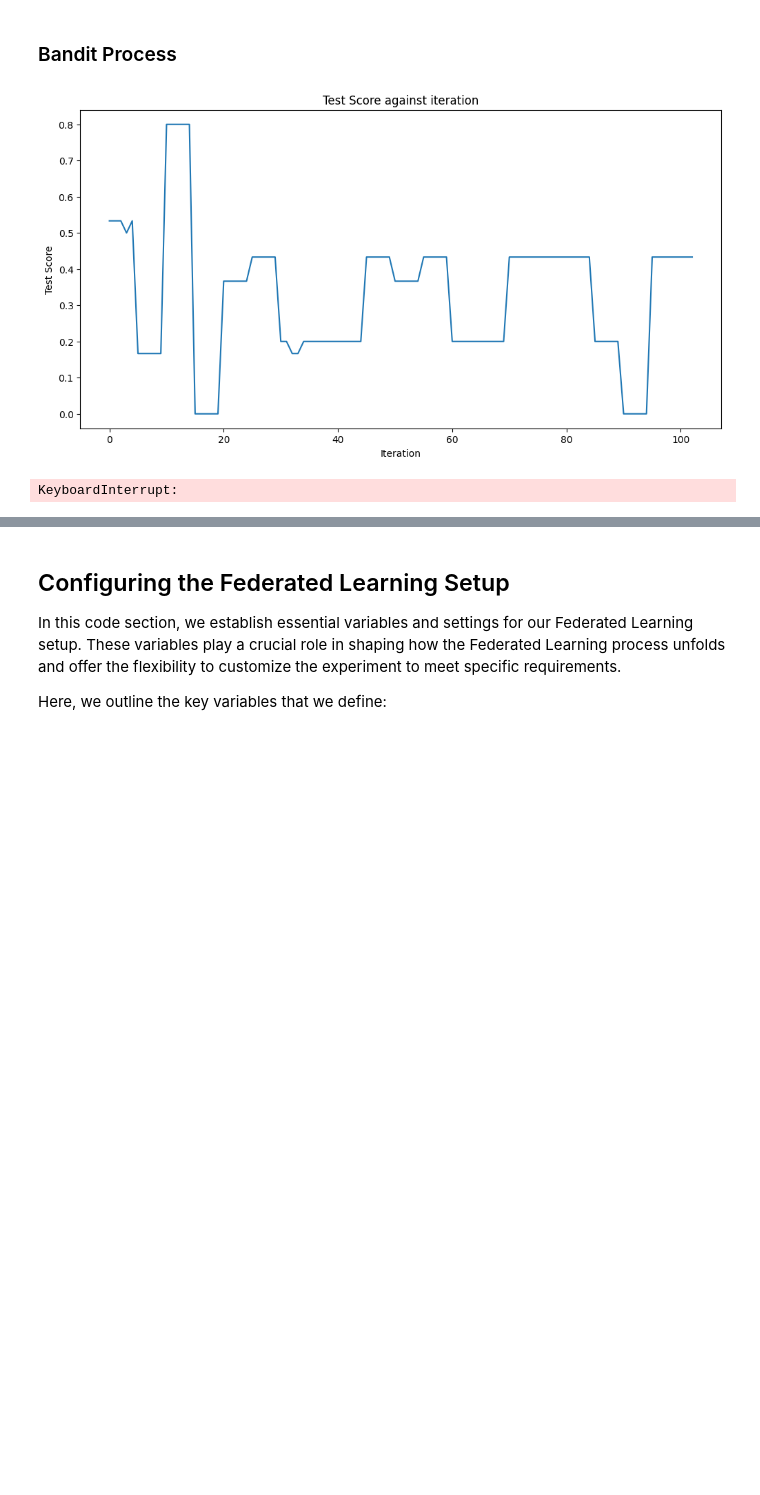
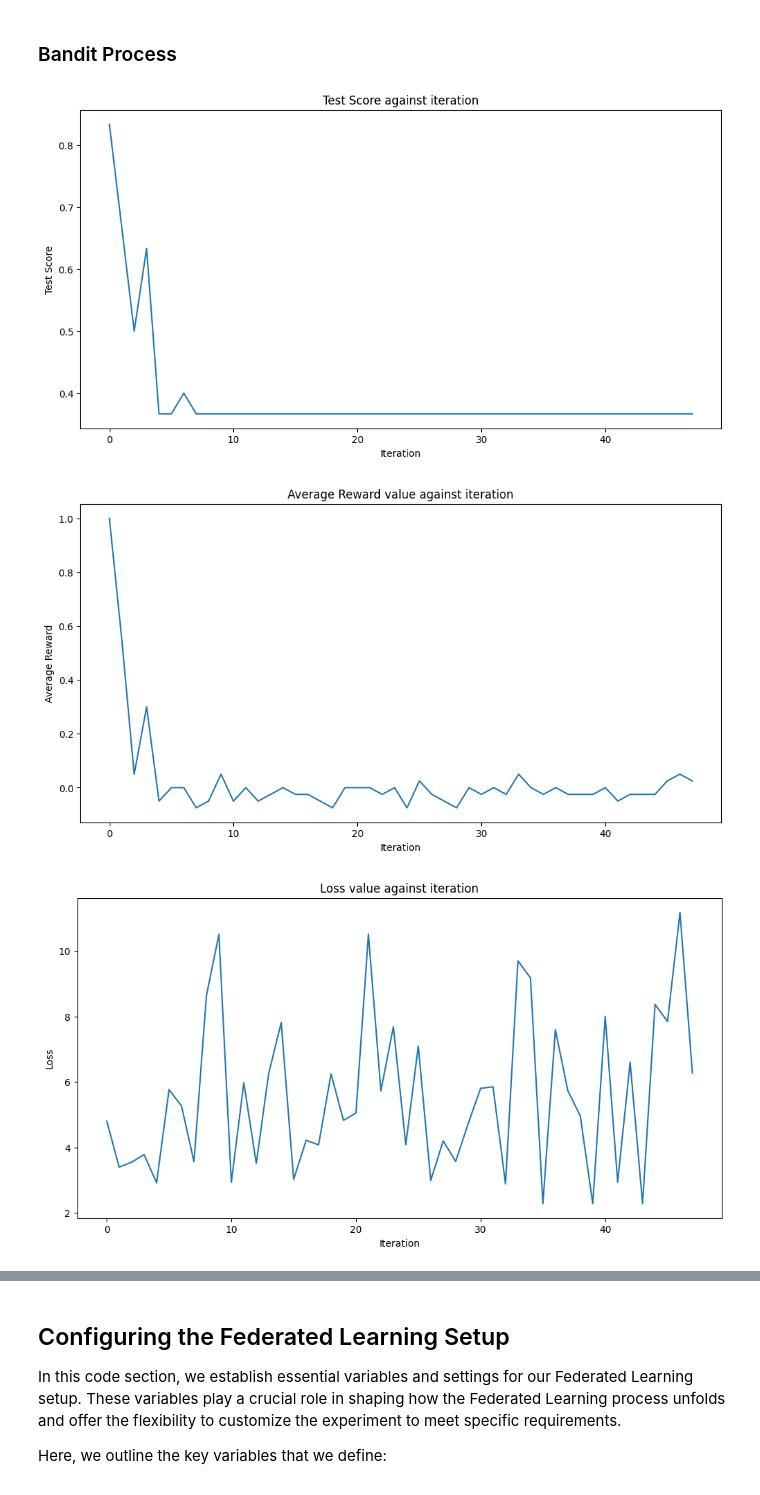
Before and after one commit to tanyac777/qiskit_qfl, a Jupyter notebook: IRIS_bandit.ipynb, the cells around one changed output, grey strips where cells are left out. Cells and saved outputs as stored; diff of their text form; code cells hidden in the pictures; blank space fills up the shorter version.

```diff
--- a/IRIS_bandit.ipynb
+++ b/IRIS_bandit.ipynb
@@ -394,9 +450,15 @@ def falcon_bandit_data(data,model,mu,gamma):
 # %% [markdown]
 ### Softmax Sampling
 # %%
-def softmax_sampling_bandit_data(model,temperature):
-    pred_action = model.predict(train_features)
-    pred_logits = sampler_qnn.forward(train_features, model.weights)
+def softmax_sampling_bandit_data(data,model,temperature):
+    train_sequences = [data_point["sequence"] for data_point in data]
+    train_labels = [data_point["label"] for data_point in data]
+    # Convert the lists to NumPy arrays
+    train_sequences = np.array(train_sequences)
+    train_labels = np.array(train_labels)
+
+    pred_action = model.predict(train_sequences)
+    pred_logits = sampler_qnn.forward(train_sequences, model.weights)
     batch_size = tf.shape(pred_logits)[0]
     num_arms = tf.shape(pred_logits)[1]
     prob = tf.keras.activations.softmax(pred_logits/temperature, axis=-1)
@@ -442,9 +504,9 @@ def softmax_sampling_bandit_data(model,temperature):
           ('logits', action_logits),
           ('weight_scale', weight_scale),
       ])
-    return collections.OrderedDict(x=train_features, y=new_y)
+    return collections.OrderedDict(x=train_sequences, y=new_y)
 
 
-bandits_data = softmax_sampling_bandit_data(qnn,0.05)
-print("----------------------------------------------------------------------")
-print(bandits_data)
+#bandits_data = softmax_sampling_bandit_data(qnn,0.05)
+#print("----------------------------------------------------------------------")
+#print(bandits_data)
@@ -695,13 +739,13 @@ def callback_bandit(score,reward,loss,precision,recall):
 def banditLoss(weights):
     qnn.fit_result.x = weights
     # epsilon greedy
-    bandits_data = epsilon_greedy_bandit_data(qnn,0)
+    #bandits_data = epsilon_greedy_bandit_data(train_set,qnn,0.1)
     # falcon
-    #bandits_data = falcon_bandit_data(train_set,qnn,12,5000)
+    bandits_data = falcon_bandit_data(train_set,qnn,60,100)
     # softmax sampling
-    #bandits_data = softmax_sampling_bandit_data(qnn,0.05)
+    #bandits_data = softmax_sampling_bandit_data(train_set,qnn,0.05)
 
-    logits = np.array(bandits_data['y']['logits'])
+    logits = np.array(bandits_data['y']['prob'])
     reward = np.array(bandits_data['y']['reward'])
     sum_reward=float(sum(reward))
     prob = np.array(bandits_data['y']['prob'])
@@ -717,40 +761,37 @@ def banditLoss(weights):
 
     #squared error
     loss_function = L2Loss_w()
     loss = loss_function(logits, reward,sample_weights)
     loss_item = sum(loss)
     #print("Loss:", loss_item)
 
     #squared error
     #loss_function = L1Loss_w()
     #loss = loss_function(logits,reward,sample_weights)
     #loss_item = sum(loss)
     print("Loss_5:", loss_item)
     print("logits:",logits)
     print("reward_avg:",sum(reward)/len(reward))
 
     print("Score:", qnn.score(test_features, test_labels))
     print("sum_reward:",sum_reward)
-    #print(qnn.fit_result.x)
-    #print(qnn.weights)
+
     score = qnn.score(test_features, test_labels)
     pred_labels = qnn.predict(test_features)
     precision = precision_score(test_labels, pred_labels,average=None)
     print(f'Precision: {precision}')
     recall = recall_score(test_labels, pred_labels,average=None)
     print(f'Recall: {recall}')
     avg_reward = sum_reward/len(reward)
-    #callback_bandit(score)
     callback_bandit(score,avg_reward,loss_item,precision,recall)
     return loss_item
 
-optimizer = GradientDescent(maxiter=100, learning_rate=0.01)
-#optimizer = COBYLA(maxiter=50)
+#optimizer = GradientDescent(maxiter=100, learning_rate=0.01)
+optimizer = COBYLA(maxiter=100)
 fit_result = optimizer.minimize(fun=banditLoss, x0=qnn.weights)
-#qnn.initial_point = weights['x']
-#print(qnn.fit_result.x)
-#print("result:", k)
+
 qnn.fit_result.x = fit_result.x
 # %% [output]
-[figure, old version]
+[figure, new version]
-KeyboardInterrupt:
+[figure, added]
+[figure, added]
```
Also changed, not shown: parts of 28 cells of this notebook, 4 other files.
